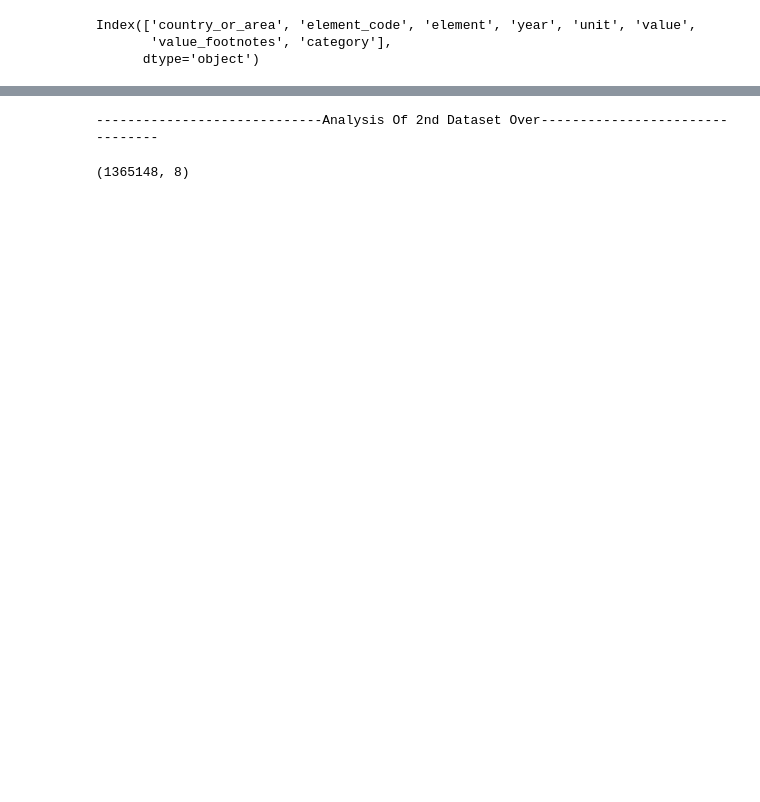
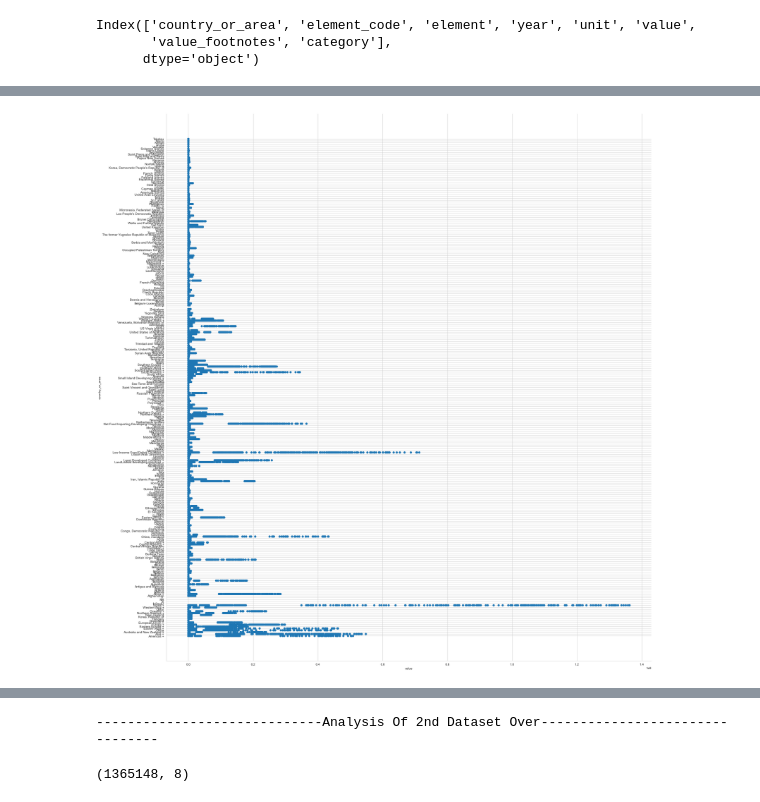
Before and after one commit to tirthanprajapati/Farm-Friend-Predection-Model-Project-Exibition, a Jupyter notebook: Project Exibition - 2022/Untitled.ipynb, the cells around one changed output, grey strips where cells are left out. Cells and saved outputs as stored; diff of their text form; code cells hidden in the pictures; blank space fills up the shorter version.

```diff
--- a/Project Exibition - 2022/Untitled.ipynb
+++ b/Project Exibition - 2022/Untitled.ipynb
@@ -110,6 +107,8 @@ plt.show()
 # %%
 sns.set_style("whitegrid");
-sns.FacetGrid(agri2 ,height=5) \
-    .map(plt.scatter,'year','value') \
+sns.FacetGrid(agri2 ,height=25) \
+    .map(plt.scatter,'value','country_or_area') \
     .add_legend();
 plt.show();
+# %% [output]
+[figure, added]
```
Also changed, not shown: parts of 18 cells of this notebook.
